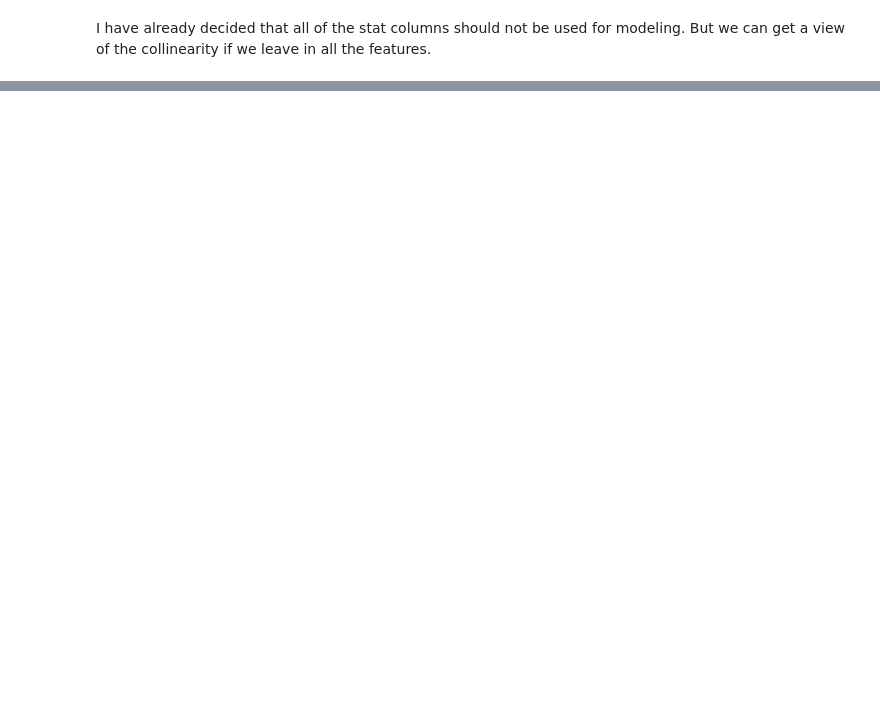
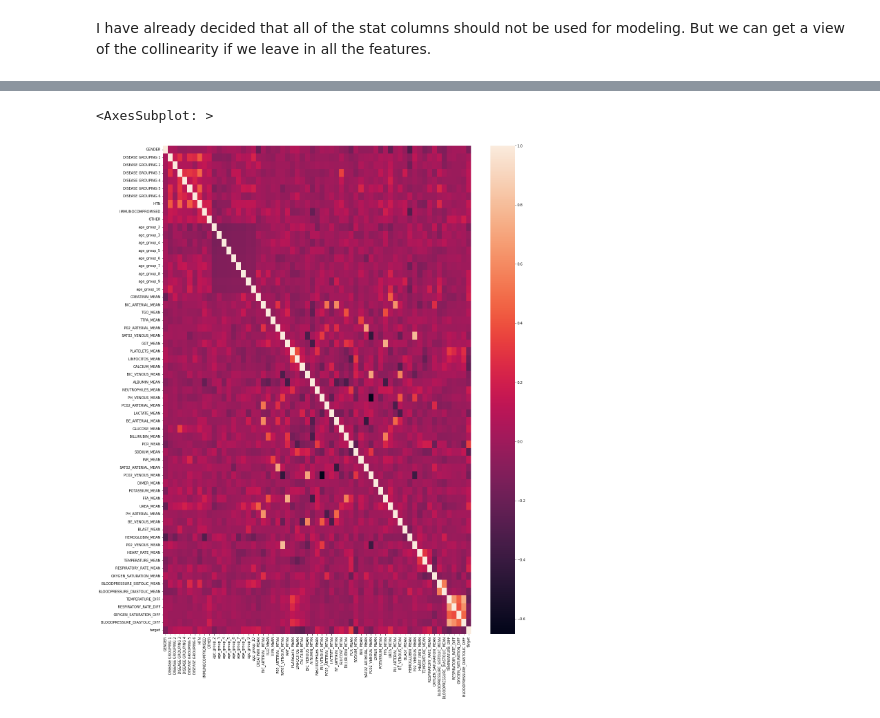
Before and after one commit to ccaiman/covid-capstone, a Jupyter notebook: covid_icu.ipynb, the cells around one changed output, grey strips where cells are left out. Saved outputs shown, nothing was run; the diff lists cells and outputs as text; code cells hidden in the pictures; blank space fills up the shorter version.

```diff
--- a/covid_icu.ipynb
+++ b/covid_icu.ipynb
@@ -494,0 +508,23 @@ data = pd.read_csv('./data/data4.csv').drop(columns='Unnamed: 0')
+# %%
+biomarkers_mean = biomarkers['name'] + '_MEAN'
+biomarkers_mean
+
+biometrics_mean = biometrics + '_MEAN'
+biometrics_diff = biometrics + '_DIFF'
+
+feature_list = itertools.chain(
+    cat_cols[:-2],
+    ['age_group_' + str(x) for x in range(2,11)],
+    biomarkers_mean,
+    biometrics_mean,
+    biometrics_diff,
+    ['target']
+    )
+
+feature_list = list(feature_list)
+# %%
+subs_df = data[feature_list]
+
+plt.figure(figsize=(20,26))
+
+sns.heatmap(subs_df.corr())
@@ -494,0 +599,11 @@ data = pd.read_csv('./data/data4.csv').drop(columns='Unnamed: 0')
+# %%
+drop_cols = ['AGE_ABOVE65', 'HEART_RATE_DIFF', 'BLOODPRESSURE_SISTOLIC_DIFF', 'LEUKOCYTES_MEAN', 'TGP_MEAN', 'HEMATOCRITE_MEAN']
+
+subs2_df = subs_df.drop(columns=drop_cols)
+# %%
+plt.figure(figsize=(20,26))
+
+sns.heatmap(subs2_df.corr())
+# %% [output]
+<AxesSubplot: >
+[figure, added]
```
Also changed, not shown: parts of 27 cells of this notebook.
